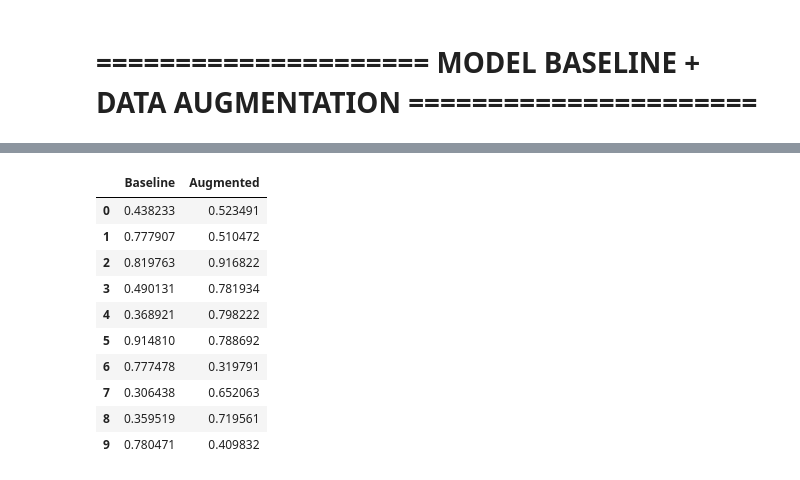
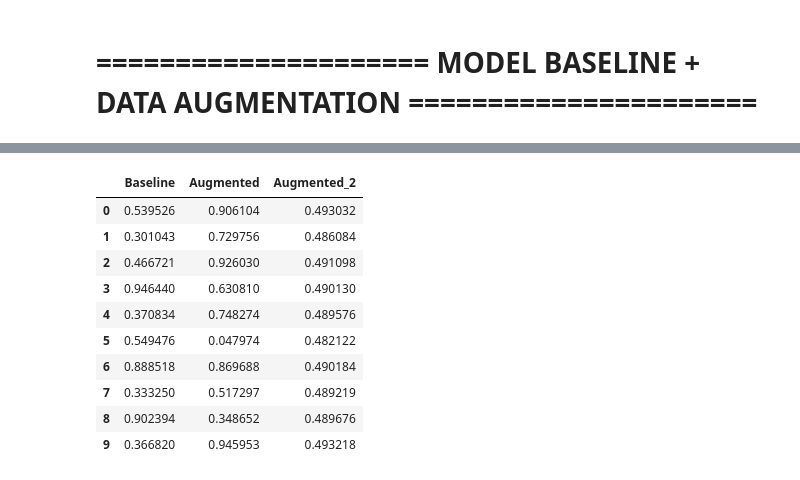
Before and after one commit to ClemPera/Kinoko, a Jupyter notebook: Notebooks/baseline.ipynb, the cells around one changed output, grey strips where cells are left out. Saved outputs shown, nothing was run; the diff lists cells and outputs as text; code cells hidden in the pictures.

```diff
--- a/Notebooks/baseline.ipynb
+++ b/Notebooks/baseline.ipynb
@@ -139,7 +141,7 @@ def compile_baseline_model(baseline):
 
     return baseline
 # %%
-dataset_dir = os.path.abspath("data/image_dataset")
+dataset_dir = os.path.abspath("../data/image_dataset")
 
 # ░░░░░░░░░░░░░░ Define data ░░░░░░░░░░░░░░
 batch_size = 32
@@ -204,7 +206,7 @@ lr_reducer = callbacks.ReduceLROnPlateau(monitor="val_loss",
 history = baseline.fit(
     train_ds,
     batch_size=32,
-    epochs=10,
+    epochs=100,
     validation_data=val_ds,
     callbacks=[ES, lr_reducer, checkpoint, csv_logger_1],
     verbose = 1
@@ -372,7 +374,7 @@ lr_reducer = callbacks.ReduceLROnPlateau(monitor="val_loss",
 history_2 = augmented.fit(
     train_ds,
     batch_size=32,
-    epochs=10,
+    epochs=100,
     validation_data=val_ds,
     callbacks=[ES, lr_reducer, checkpoint,csv_logger_2],
     verbose = 1
@@ -397,0 +475,35 @@ Wall time: 5min 32s
+# %%
+
+%%time
+
+# ░░░░░░░░░░░░░░ Training ░░░░░░░░░░░░░░
+augmented_2 = initialize_augmented_2_model()
+augmented_2 = compile_augmented_model(augmented_2)
+
+ES = EarlyStopping(
+    monitor="val_loss",   # explicit is better
+    patience=15,
+    restore_best_weights=True
+)
+
+# ModelCheckpoint to save the best version of our model after every epoch
+checkpoint = callbacks.ModelCheckpoint(MODEL_3,
+                                            monitor="val_loss",
+                                            verbose=0,
+                                            save_best_only=True)
+
+# ReduceLROnPlateau to reduce the learning_rate if the model doesn't get better after a few epochs
+lr_reducer = callbacks.ReduceLROnPlateau(monitor="val_loss",
+                                        factor=0.5,
+                                        patience=5,
+                                        cooldown=2,   # <-- wait 2 epochs after reducing before monitoring again
+                                        verbose=1,
+                                        min_lr=1e-6)
+history_3 = augmented_2.fit(
+    train_ds,
+    batch_size=32,
+    epochs=100,
+    validation_data=val_ds,
+    callbacks=[ES, lr_reducer, checkpoint,csv_logger_3],
+    verbose = 1
+)
@@ -459,30 +602,34 @@ display(baseline.evaluate(val_ds), augmented.evaluate(val_ds))
 # %%
 # ░░ 🔮 Prediction ░░
 
 # preds_base = probability that the image belongs to class 1
 preds_base = baseline.predict(val_ds, verbose=0)
 
 # preds_aug = probability that the image belongs to class 1
 preds_augm = augmented.predict(val_ds, verbose=0)
 
+# preds_aug_2 = probability that the image belongs to class 1
+preds_augm_2 = augmented_2.predict(val_ds, verbose=0)
+
 df_prediction = pd.DataFrame({
     "Baseline": preds_base.flatten(),
     "Augmented": preds_augm.flatten(),
+    "Augmented_2": preds_augm_2.flatten(),
 })
 
 display(df_prediction.head(10))
 # %% [output]
-|  | Baseline | Augmented |
-| 0 | 0.438233 | 0.523491 |
-| 1 | 0.777907 | 0.510472 |
-| 2 | 0.819763 | 0.916822 |
-| 3 | 0.490131 | 0.781934 |
-| 4 | 0.368921 | 0.798222 |
-| 5 | 0.914810 | 0.788692 |
-| 6 | 0.777478 | 0.319791 |
-| 7 | 0.306438 | 0.652063 |
-| 8 | 0.359519 | 0.719561 |
-| 9 | 0.780471 | 0.409832 |
+|  | Baseline | Augmented | Augmented_2 |
+| 0 | 0.539526 | 0.906104 | 0.493032 |
+| 1 | 0.301043 | 0.729756 | 0.486084 |
+| 2 | 0.466721 | 0.926030 | 0.491098 |
+| 3 | 0.946440 | 0.630810 | 0.490130 |
+| 4 | 0.370834 | 0.748274 | 0.489576 |
+| 5 | 0.549476 | 0.047974 | 0.482122 |
+| 6 | 0.888518 | 0.869688 | 0.490184 |
+| 7 | 0.333250 | 0.517297 | 0.489219 |
+| 8 | 0.902394 | 0.348652 | 0.489676 |
+| 9 | 0.366820 | 0.945953 | 0.493218 |
 # %%
 # ░░ 🔮 Prediction Label 1 ░░
 # if > 0.5 → 1 else → 0
```
Also changed, not shown: parts of 21 cells of this notebook, 9 other files.
